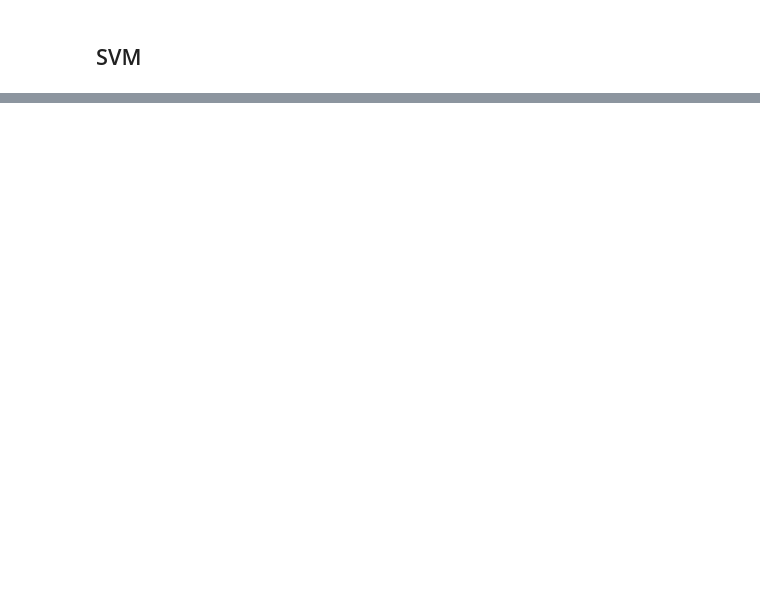
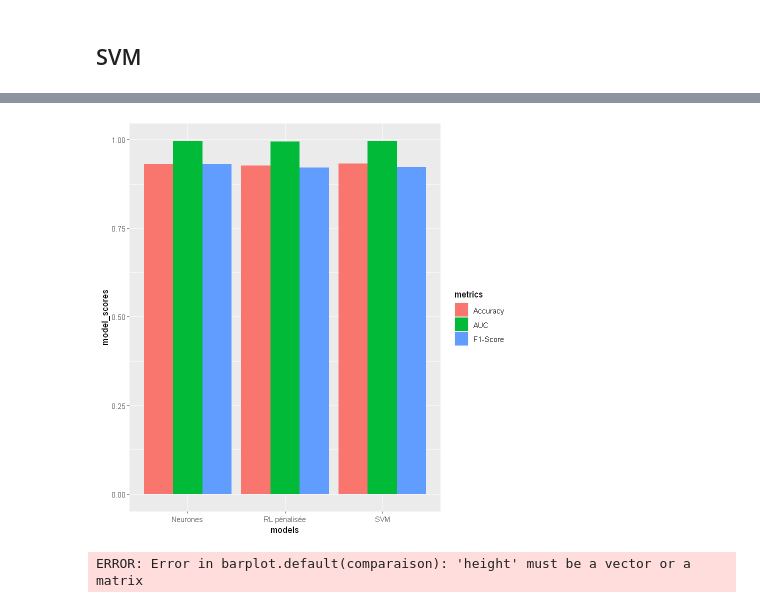
Before and after one commit to RomainDudoit/M2_Projet_Data_Mining_ah_pine, a Jupyter notebook: Code_Notebook.ipynb, the cells around one changed output, grey strips where cells are left out. Cells and saved outputs as stored; diff of their text form; code cells hidden in the pictures; blank space fills up the shorter version.

```diff
--- a/Code_Notebook.ipynb
+++ b/Code_Notebook.ipynb
@@ -528,0 +543,10 @@ Multi-class area under the curve: 0.9967
+# %%
+model_scores =  c(auc_svm$auc,auc_nn$auc,auc_glm$auc,accuracy_svm,accuracy_nn,accuracy_glm,f1_svm,f1_nn,f1_glm)
+# %%
+models = c("SVM","Neurones","RL pénalisée","SVM","Neurones","RL pénalisée","SVM","Neurones","RL pénalisée")
+# %%
+metrics = c("AUC", "AUC", "AUC","Accuracy","Accuracy","Accuracy","F1-Score","F1-Score","F1-Score")
+# %%
+comparaison = data.frame(models,metrics,model_scores)
+comparaison = comparaison[order(models),]
+comparaison
@@ -528,0 +566,5 @@ Multi-class area under the curve: 0.9967
+# %%
+ggplot(comparaison,aes(fill=metrics,y=model_scores,x=models)) +
+    geom_bar(position="dodge",stat = "identity")
+# %% [output]
+[figure, added]
@@ -528,0 +573,4 @@ Multi-class area under the curve: 0.9967
+# %%
+barplot(comparaison)
+# %% [output]
+ERROR: Error in barplot.default(comparaison): 'height' must be a vector or a matrix
```
Also changed, not shown: parts of 25 cells of this notebook.
